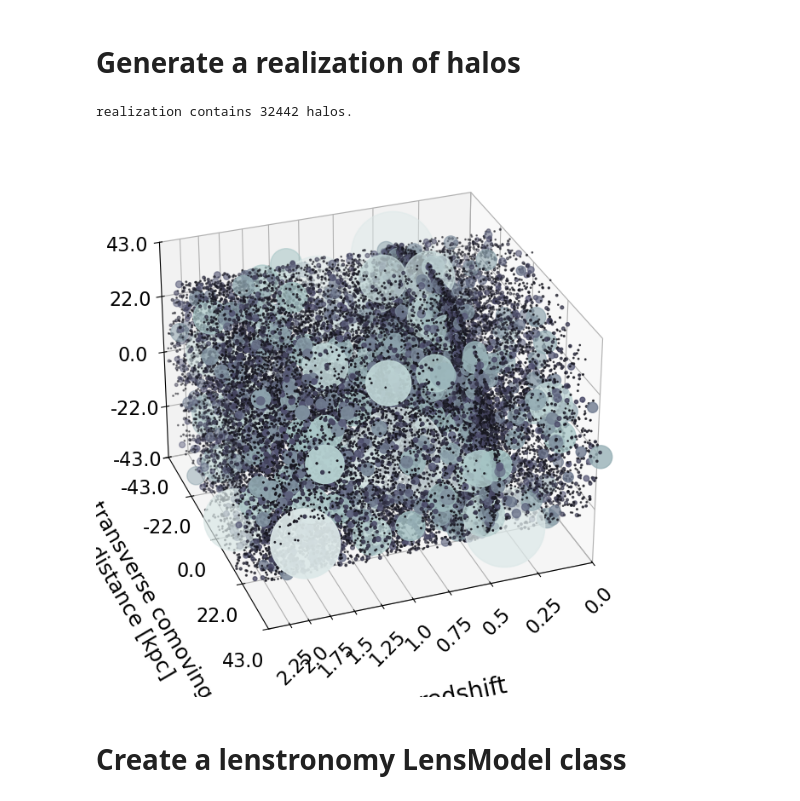
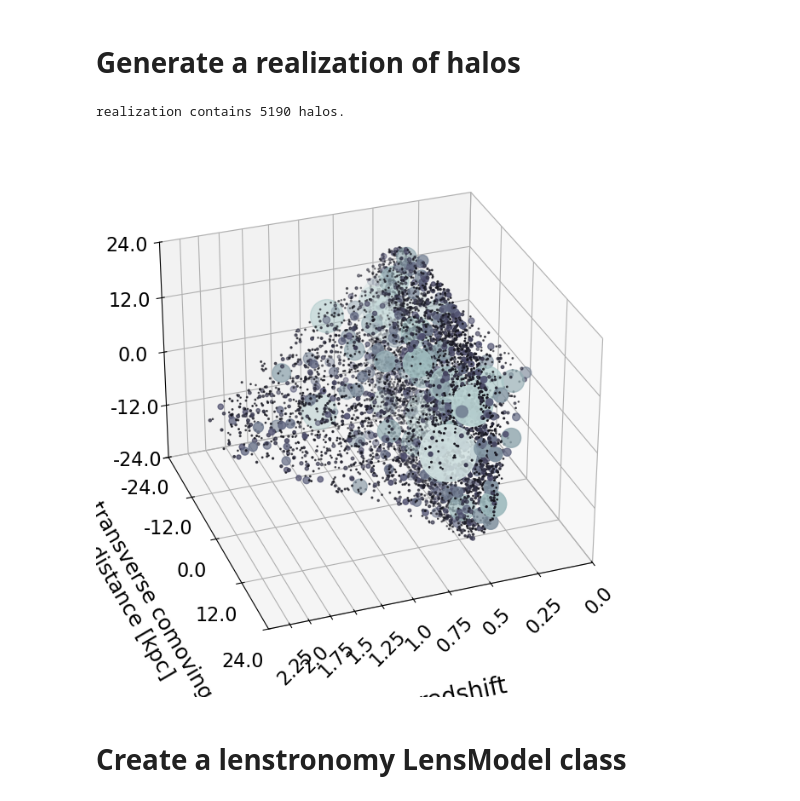
Before and after one commit to lenstronomy/JAXtronomy, a Jupyter notebook: notebooks/ray_shooting_through_dark_matter_substructure_with_GPU.ipynb, the cells around one changed output. Drawn from its saved outputs; the diff is of its cells as text; code cells hidden in the pictures.

```diff
--- a/notebooks/ray_shooting_through_dark_matter_substructure_with_GPU.ipynb
+++ b/notebooks/ray_shooting_through_dark_matter_substructure_with_GPU.ipynb
@@ -25,17 +25,17 @@ import time
 # %%
 zlens, zsource = 0.5, 2.5
 realizationCDM = CDM(
-    zlens, zsource, cone_opening_angle_arcsec=10, geometry_type="CYLINDER"
+    zlens, zsource, cone_opening_angle_arcsec=5.5
 )
 print("realization contains " + str(len(realizationCDM.halos)) + " halos.")
 
 fig = plt.figure(2)
 fig.set_size_inches(8, 8)
 ax = plt.subplot(111, projection="3d")
 realizationCDM.plot(ax)
 # %% [output]
-realization contains 32442 halos.
+realization contains 5190 halos.
-[figure, old version]
+[figure, new version]
 # %% [markdown]
 # Create a lenstronomy LensModel class
 # %% [markdown]
```
Also changed, not shown: parts of 17 cells of this notebook.
